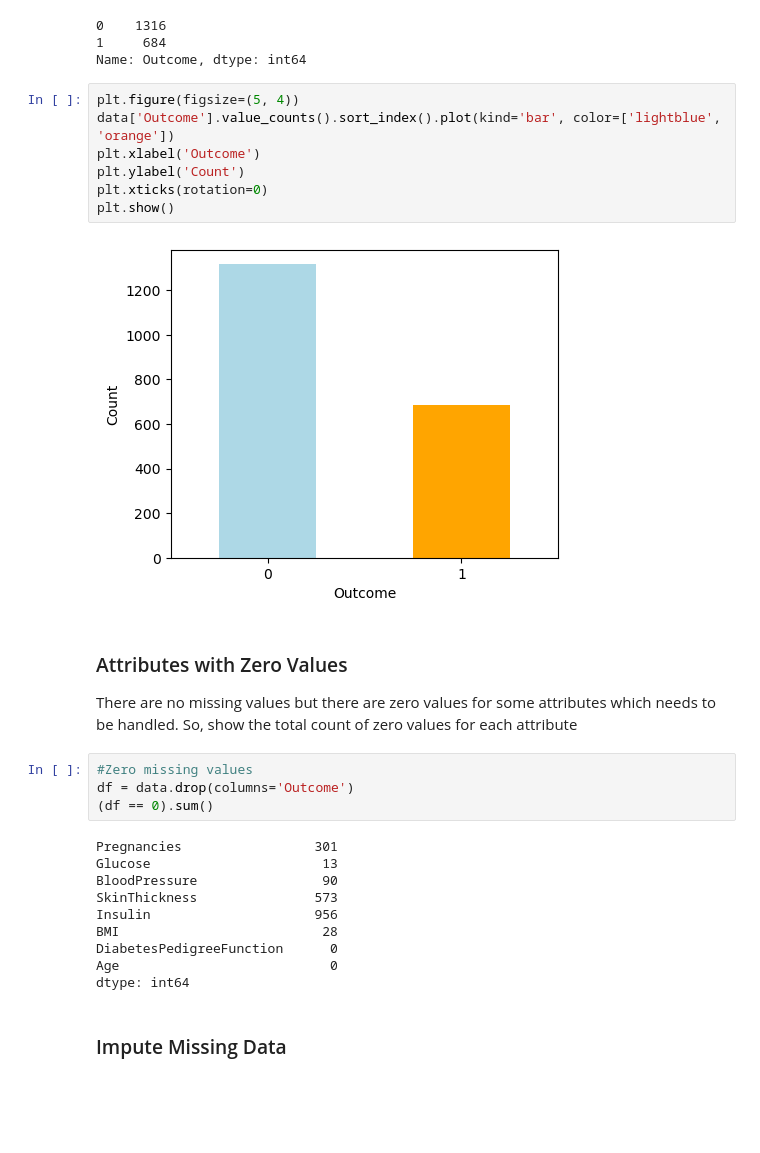
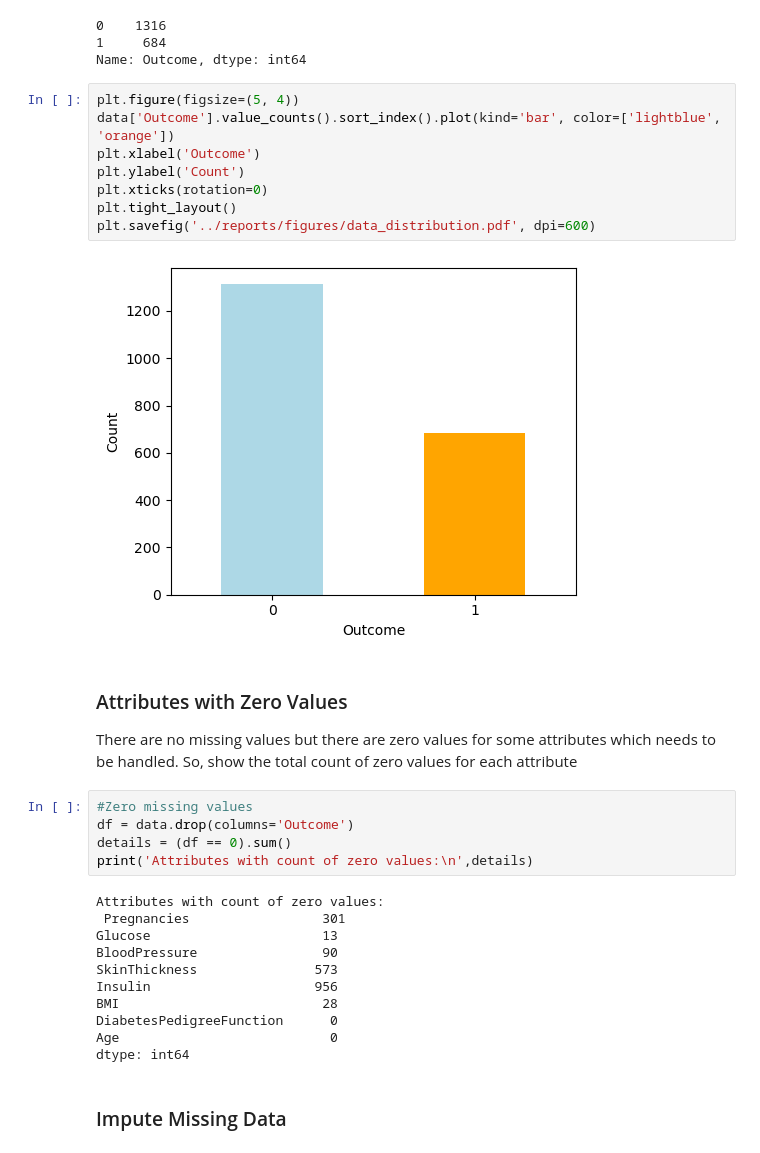
Before and after one commit to csci595-research-lit-spring-2024/595-class-project-spring-2024-Vyshnavi-sanikommu, a Jupyter notebook: notebooks/research_project.ipynb, the cells around one changed output. Cells and saved outputs as stored; diff of their text form; blank space fills up the shorter version.

```diff
--- a/notebooks/research_project.ipynb
+++ b/notebooks/research_project.ipynb
@@ -124,21 +163,24 @@ Name: Outcome, dtype: int64
 # %%
 plt.figure(figsize=(5, 4))
 data['Outcome'].value_counts().sort_index().plot(kind='bar', color=['lightblue', 'orange'])
 plt.xlabel('Outcome')
 plt.ylabel('Count')
 plt.xticks(rotation=0)
-plt.show()
+plt.tight_layout()
+plt.savefig('../reports/figures/data_distribution.pdf', dpi=600)
 # %% [output]
-[figure, old version]
+[figure, new version]
 # %% [markdown]
 ### Attributes with Zero Values
 There are no missing values but there are zero values for some attributes which needs to be handled. So, show the total count of zero values for each attribute
 # %%
 #Zero missing values
 df = data.drop(columns='Outcome')
-(df == 0).sum()
+details = (df == 0).sum()
+print('Attributes with count of zero values:\n',details)
 # %% [output]
-Pregnancies                 301
+Attributes with count of zero values:
+ Pregnancies                 301
 Glucose                      13
 BloodPressure                90
 SkinThickness               573
```
Also changed, not shown: parts of 8 cells of this notebook, 11 other files.
